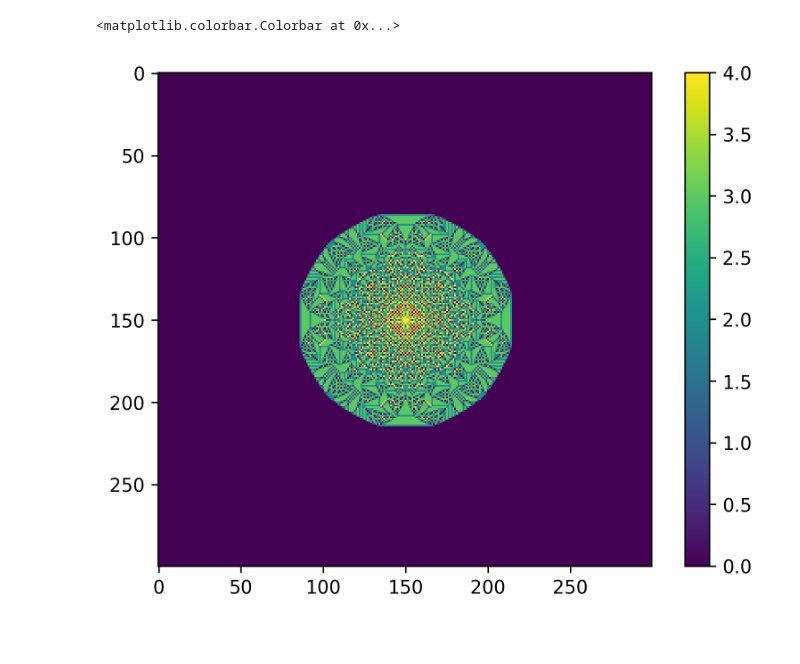
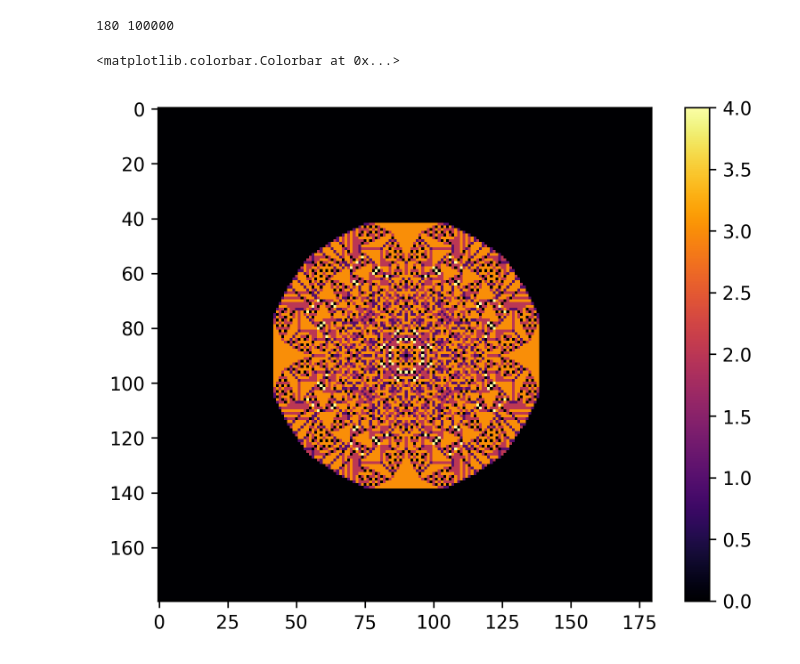
Before and after one commit to nick0413/Mec_estadistica, a Jupyter notebook: proyecto/btw/animate.ipynb, the cells around one changed output. Saved outputs shown, nothing was run; the diff lists cells and outputs as text; code cells hidden in the pictures.

```diff
--- a/proyecto/btw/animate.ipynb
+++ b/proyecto/btw/animate.ipynb
@@ -72,6 +50,14 @@ def make_animation2(data,time_region,skip=1):
+# %%
+config=np.genfromtxt('datos2/config.csv', delimiter=',', skip_header=0)
+N=int(config[0])
+t_max=int(config[1])
+print(N,t_max)
+# %% [output]
+180 100000
 # %%
 #load csv files
-config=np.genfromtxt('datos/config.csv', delimiter=',', skip_header=0)
+data_folder='datos2'
+config=np.genfromtxt(data_folder+'/config.csv', delimiter=',', skip_header=0)
 N=int(config[0])
 t_max=int(config[1])
 
@@ -79,17 +65,17 @@ data=[]
 
 for i in range(t_max):
 	data.append(
-		read_bin('datos/datos'+str(i)+'.bin',N)
+		read_bin('datos2/datos'+str(i)+'.bin',N)
 		)
 # %%
 
 
 
 plt.figure(dpi=300)
-plt.imshow(data[t_max-1])
+plt.imshow(data[t_max-1],interpolation='nearest',cmap='inferno')
 plt.clim(0,4)
 plt.colorbar()
 # %% [output]
 <matplotlib.colorbar.Colorbar at 0x...>
-[figure, old version]
+[figure, new version]
 # %%
```
Also changed, not shown: parts of 8 cells of this notebook, 6 other files.
